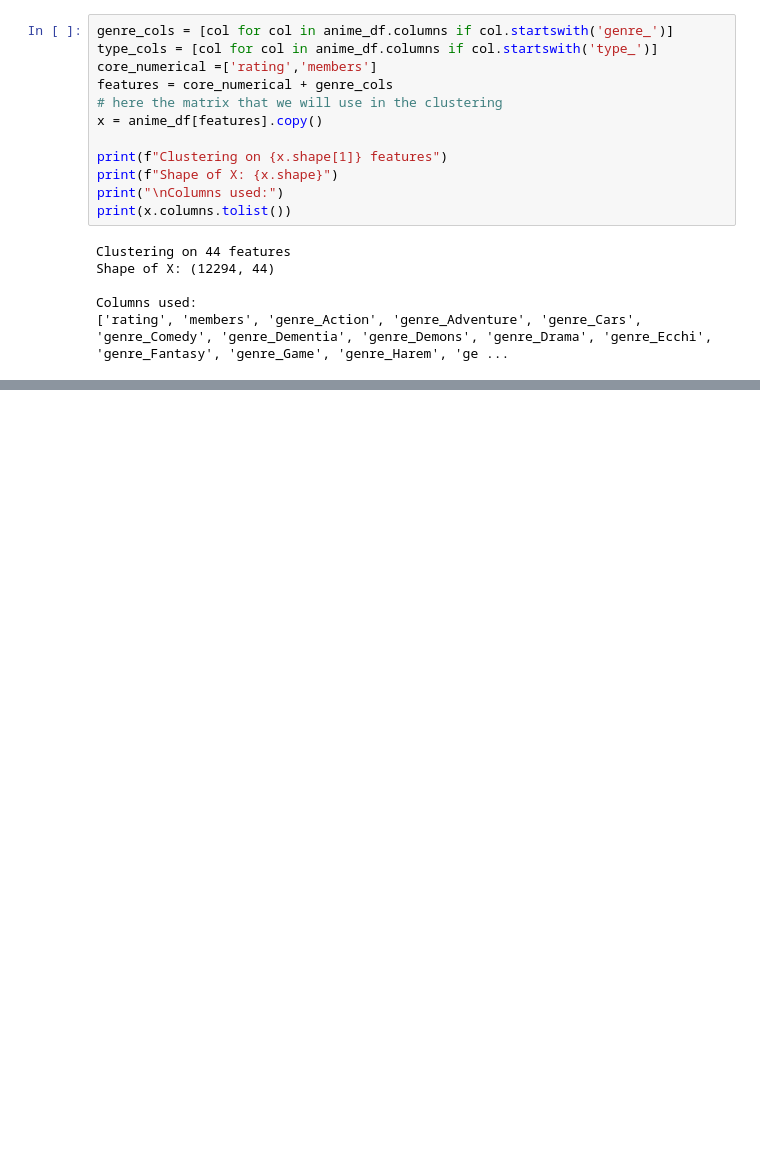
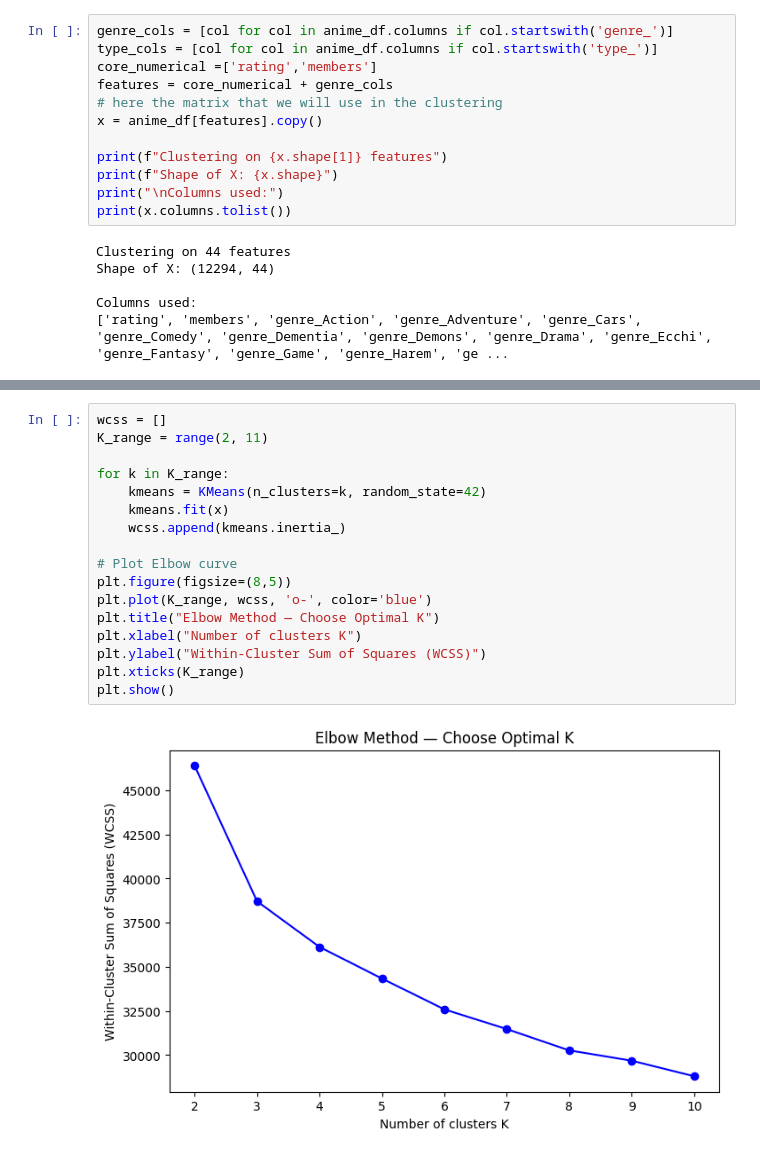
Before and after one commit to kaoutherbensaddek/anime-data-mining, a Jupyter notebook: notebooks/04_clustering.ipynb, the cells around one changed output, grey strips where cells are left out. Saved outputs shown, nothing was run; the diff lists cells and outputs as text; blank space fills up the shorter version.

Commit message:
clustering

```diff
--- a/notebooks/04_clustering.ipynb
+++ b/notebooks/04_clustering.ipynb
@@ -62,0 +72,19 @@ Columns used:
+# %%
+wcss = []
+K_range = range(2, 11)
+
+for k in K_range:
+    kmeans = KMeans(n_clusters=k, random_state=42)
+    kmeans.fit(x)
+    wcss.append(kmeans.inertia_)
+
+# Plot Elbow curve
+plt.figure(figsize=(8,5))
+plt.plot(K_range, wcss, 'o-', color='blue')
+plt.title("Elbow Method — Choose Optimal K")
+plt.xlabel("Number of clusters K")
+plt.ylabel("Within-Cluster Sum of Squares (WCSS)")
+plt.xticks(K_range)
+plt.show()
+# %% [output]
+[figure, added]
```
Also changed, not shown: parts of 12 cells of this notebook, 6 other files.
